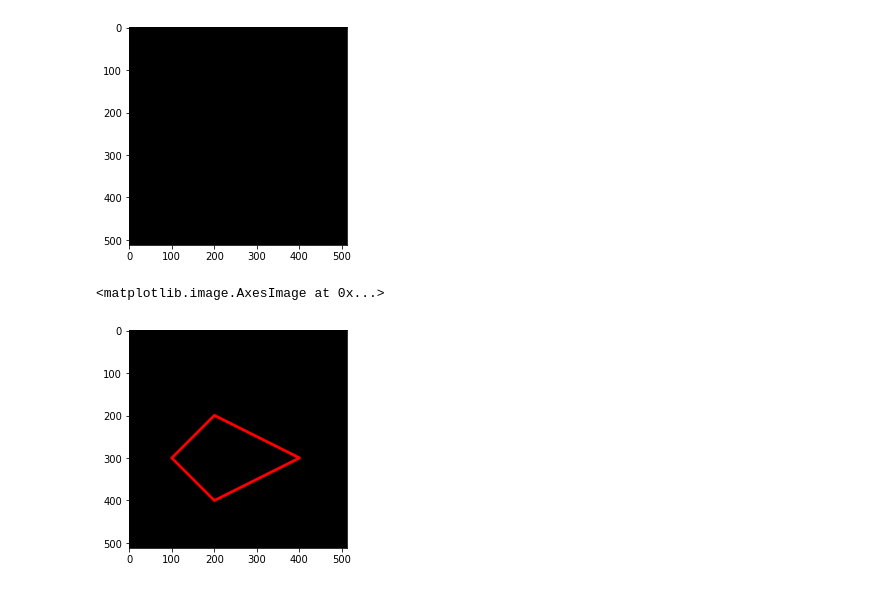
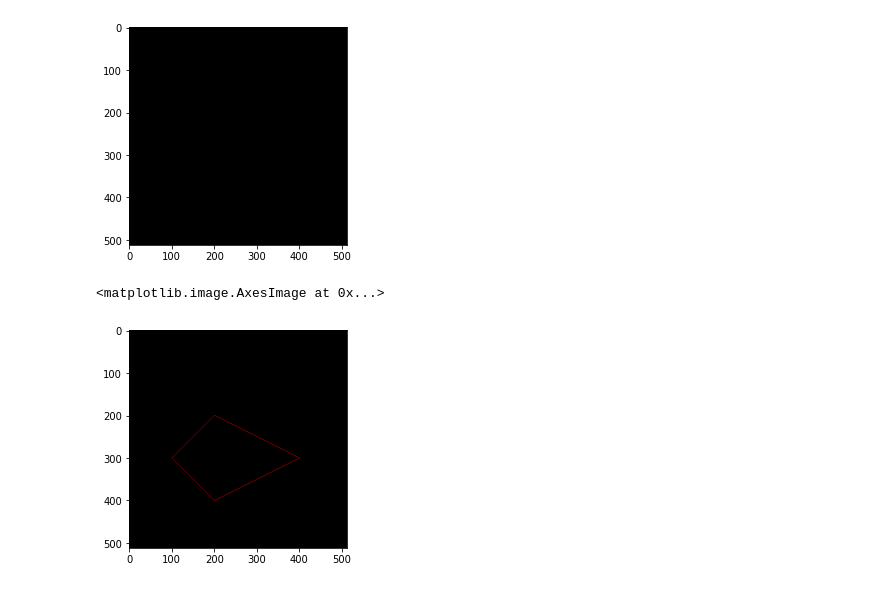
Before and after one commit to ilhamAdhim/PCVK_20_21, a Jupyter notebook: Week2.ipynb, the cells around one changed output. Saved outputs shown, nothing was run; the diff lists cells and outputs as text; code cells hidden in the pictures.

```diff
--- a/Week2.ipynb
+++ b/Week2.ipynb
@@ -108,8 +110,8 @@ array([[[100, 300]],
        [[200, 400]]], dtype=int32)
 [figure]
 # %%
-cv.polylines(black_img2, [pts], isClosed=True, color=(255,0,0), thickness=5)
+cv.polylines(black_img2, [pts], isClosed=True, color=(255,0,0), thickness=1)
 plt.imshow(black_img2)
 # %% [output]
 <matplotlib.image.AxesImage at 0x...>
-[figure, old version]
+[figure, new version]
```
Also changed, not shown: parts of 9 cells of this notebook.
